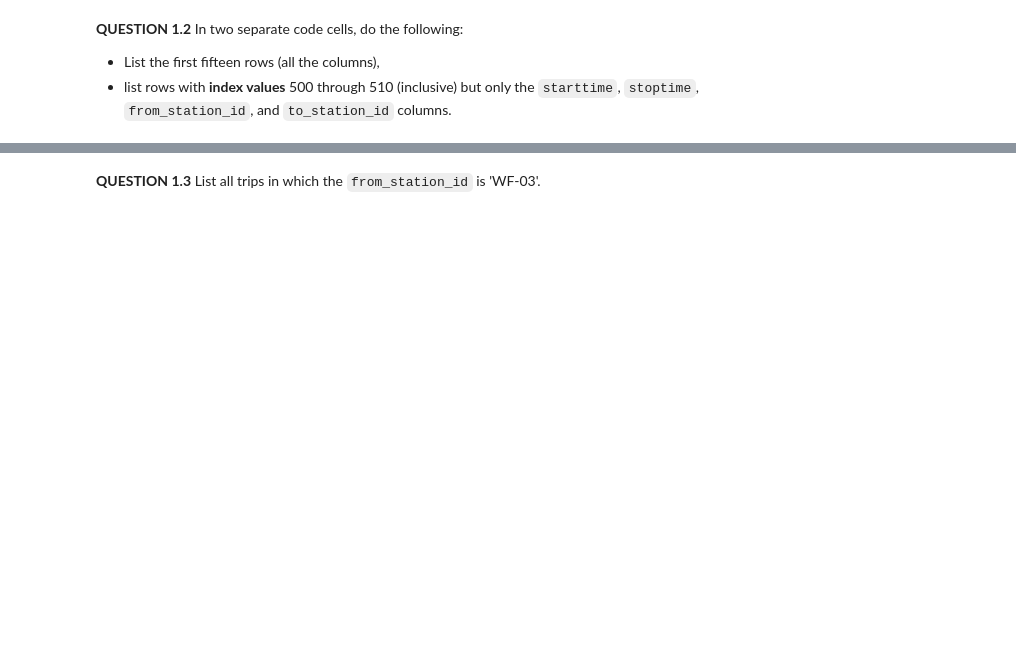
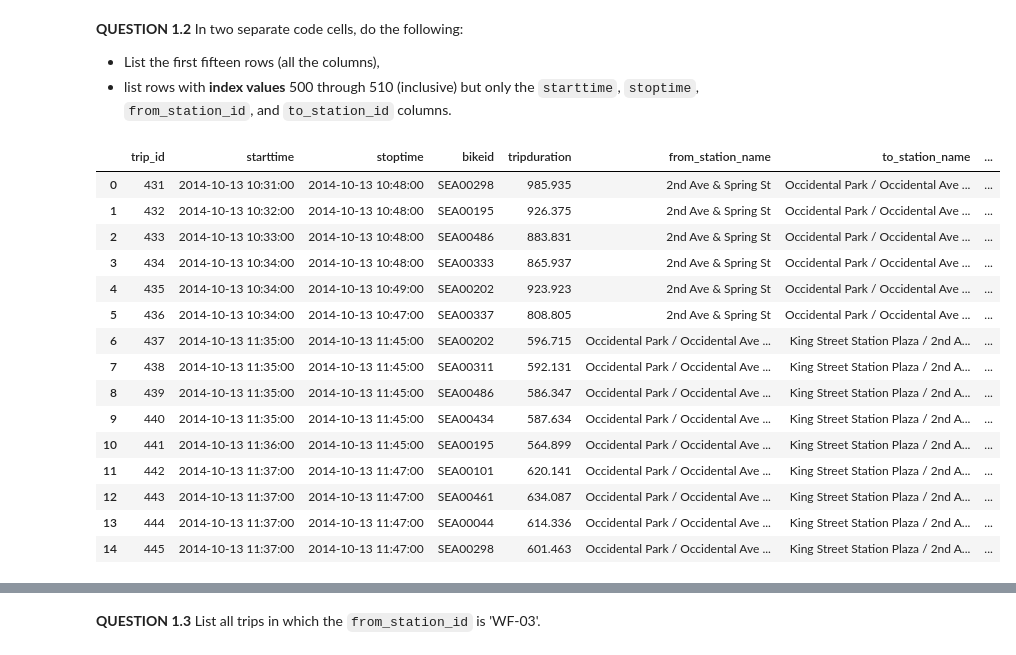
Before and after one commit to brandonowens24/MIS5470_cycleshare_plants, a Jupyter notebook: hw4_p1_eda_pronto/hw4_cycleshare_python-problem_owens.ipynb, the cells around one changed output, grey strips where cells are left out. Cells and saved outputs as stored; diff of their text form; code cells hidden in the pictures; blank space fills up the shorter version.

```diff
--- a/hw4_p1_eda_pronto/hw4_cycleshare_python-problem_owens.ipynb
+++ b/hw4_p1_eda_pronto/hw4_cycleshare_python-problem_owens.ipynb
@@ -48,9 +48,9 @@ file_station_data = './data/station.csv'
 **QUESTION 1.1** Read in the data files and check structure. Make sure that `starttime` and `stoptime` get read in as datetimes.
 # %%
 # Read the trip data
-#trip_df = pd.read_csv(???, ???=???)
+trip_df = pd.read_csv(file_trip_data, parse_dates=["starttime", "stoptime"])
 
 # Read the station data
-#station_df = pd.read_csv(???)
+station_df = pd.read_csv(file_station_data)
 # %%
 # Check out the structure of the resulting DataFrames
@@ -61,5 +101,23 @@ file_station_data = './data/station.csv'
 - list rows with **index values** 500 through 510 (inclusive) but only the `starttime`, `stoptime`, `from_station_id`, and `to_station_id` columns.
 # %%
 # First 15 rows
+trip_df.iloc[:15, :]
+# %% [output]
+|  | trip_id | starttime | stoptime | bikeid | tripduration | from_station_name | to_station_name | ... |
+| 0 | 431 | 2014-10-13 10:31:00 | 2014-10-13 10:48:00 | SEA00298 | 985.935 | 2nd Ave & Spring St | Occidental Park / Occidental Ave ... | ... |
+| 1 | 432 | 2014-10-13 10:32:00 | 2014-10-13 10:48:00 | SEA00195 | 926.375 | 2nd Ave & Spring St | Occidental Park / Occidental Ave ... | ... |
+| 2 | 433 | 2014-10-13 10:33:00 | 2014-10-13 10:48:00 | SEA00486 | 883.831 | 2nd Ave & Spring St | Occidental Park / Occidental Ave ... | ... |
+| 3 | 434 | 2014-10-13 10:34:00 | 2014-10-13 10:48:00 | SEA00333 | 865.937 | 2nd Ave & Spring St | Occidental Park / Occidental Ave ... | ... |
+| 4 | 435 | 2014-10-13 10:34:00 | 2014-10-13 10:49:00 | SEA00202 | 923.923 | 2nd Ave & Spring St | Occidental Park / Occidental Ave ... | ... |
+| 5 | 436 | 2014-10-13 10:34:00 | 2014-10-13 10:47:00 | SEA00337 | 808.805 | 2nd Ave & Spring St | Occidental Park / Occidental Ave ... | ... |
+| 6 | 437 | 2014-10-13 11:35:00 | 2014-10-13 11:45:00 | SEA00202 | 596.715 | Occidental Park / Occidental Ave ... | King Street Station Plaza / 2nd A... | ... |
+| 7 | 438 | 2014-10-13 11:35:00 | 2014-10-13 11:45:00 | SEA00311 | 592.131 | Occidental Park / Occidental Ave ... | King Street Station Plaza / 2nd A... | ... |
+| 8 | 439 | 2014-10-13 11:35:00 | 2014-10-13 11:45:00 | SEA00486 | 586.347 | Occidental Park / Occidental Ave ... | King Street Station Plaza / 2nd A... | ... |
+| 9 | 440 | 2014-10-13 11:35:00 | 2014-10-13 11:45:00 | SEA00434 | 587.634 | Occidental Park / Occidental Ave ... | King Street Station Plaza / 2nd A... | ... |
+| 10 | 441 | 2014-10-13 11:36:00 | 2014-10-13 11:45:00 | SEA00195 | 564.899 | Occidental Park / Occidental Ave ... | King Street Station Plaza / 2nd A... | ... |
+| 11 | 442 | 2014-10-13 11:37:00 | 2014-10-13 11:47:00 | SEA00101 | 620.141 | Occidental Park / Occidental Ave ... | King Street Station Plaza / 2nd A... | ... |
+| 12 | 443 | 2014-10-13 11:37:00 | 2014-10-13 11:47:00 | SEA00461 | 634.087 | Occidental Park / Occidental Ave ... | King Street Station Plaza / 2nd A... | ... |
+| 13 | 444 | 2014-10-13 11:37:00 | 2014-10-13 11:47:00 | SEA00044 | 614.336 | Occidental Park / Occidental Ave ... | King Street Station Plaza / 2nd A... | ... |
+| 14 | 445 | 2014-10-13 11:37:00 | 2014-10-13 11:47:00 | SEA00298 | 601.463 | Occidental Park / Occidental Ave ... | King Street Station Plaza / 2nd A... | ... |
 # %%
 # Rows 500-510 with select columns
```
Also changed, not shown: parts of 21 cells of this notebook.
